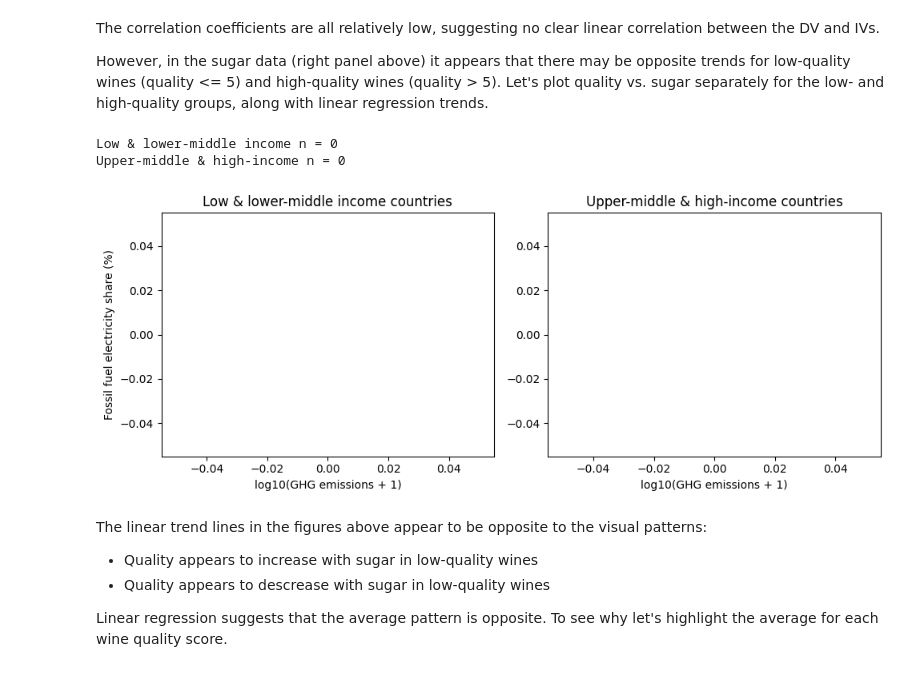
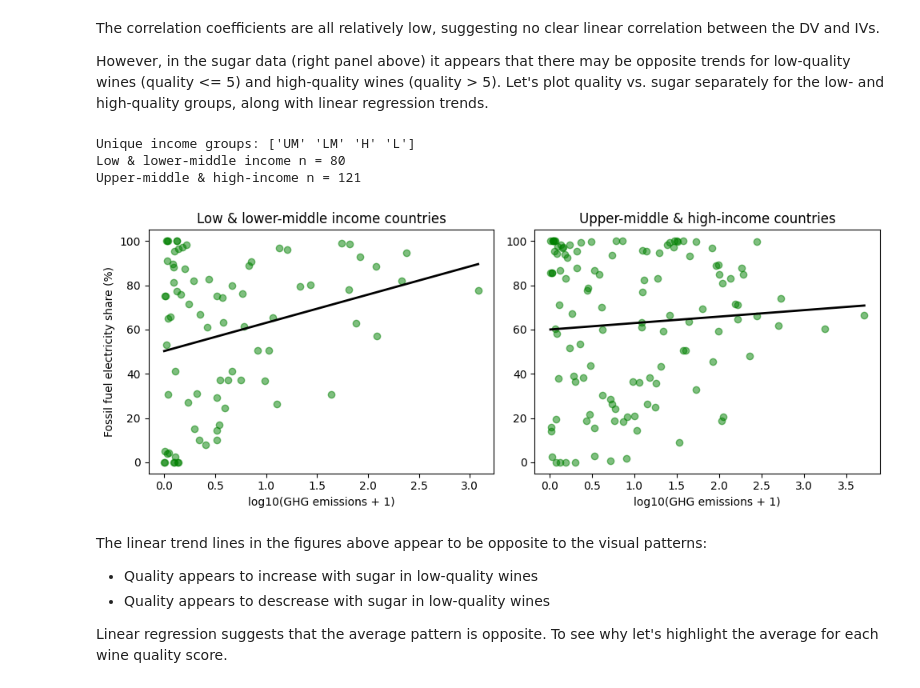
Before and after one commit to janikrinah/DataAnalysisClass, a Jupyter notebook: FP-3-example/descriptive.ipynb, the cells around one changed output. Drawn from its saved outputs; the diff is of its cells as text; code cells hidden in the pictures.

```diff
--- a/FP-3-example/descriptive.ipynb
+++ b/FP-3-example/descriptive.ipynb
@@ -205,10 +255,15 @@ def corrcoeff(x, y):
     return r
 
 def plot_regression_line(ax, x, y, **kwargs):
-    # drop NaNs just in case
+    x = np.asarray(x, dtype=float)
+    y = np.asarray(y, dtype=float)
+
     mask = ~np.isnan(x) & ~np.isnan(y)
     x_clean = x[mask]
     y_clean = y[mask]
+
+    if x_clean.size < 2:
+        return
 
     a, b = np.polyfit(x_clean, y_clean, deg=1)
     x0, x1 = x_clean.min(), x_clean.max()
@@ -273,18 +309,20 @@ df_plot = finaldata[['FF electricity share',
                      'GHG emissions',
                      'Income Group FY23']].dropna()
 
+low_groups  = ['L', 'LM']
+high_groups = ['UM', 'H']
+
+i_low  = df_plot['Income Group FY23'].isin(low_groups)
+i_high = df_plot['Income Group FY23'].isin(high_groups)
+
+print("Unique income groups:", df_plot['Income Group FY23'].unique())
+print("Low & lower-middle income n =", i_low.sum())
+print("Upper-middle & high-income n =", i_high.sum())
+
 y       = df_plot['FF electricity share']
 ghg     = df_plot['GHG emissions']
 ghg_log = np.log10(ghg + 1)
 
-low_groups  = ['Low income', 'Lower middle income']
-high_groups = ['Upper middle income', 'High income']
-
-i_low  = df_plot['Income Group FY23'].isin(low_groups)
-i_high = df_plot['Income Group FY23'].isin(high_groups)
-
-print("Low & lower-middle income n =", i_low.sum())
-print("Upper-middle & high-income n =", i_high.sum())
 
 # --- 2. Safe regression-line function ---
 def plot_regression_line(ax, x, y, **kwargs):
@@ -294,36 +332,37 @@ def plot_regression_line(ax, x, y, **kwargs):
     mask = ~np.isnan(x) & ~np.isnan(y)
     x_clean = x[mask]
     y_clean = y[mask]
 
     if x_clean.size < 2:
         return  # not enough points to fit a line
 
     a, b = np.polyfit(x_clean, y_clean, deg=1)
     x0, x1 = x_clean.min(), x_clean.max()
     y0, y1 = a * x0 + b, a * x1 + b
     ax.plot([x0, x1], [y0, y1], **kwargs)
 
 # --- 3. Plot: GHG vs FF share by income group ---
 fig, axs = plt.subplots(1, 2, figsize=(10, 4), tight_layout=True)
 
 for ax, mask, title in zip(
     axs,
     [i_low, i_high],
     ['Low & lower-middle income countries',
      'Upper-middle & high-income countries']
 ):
     ax.scatter(ghg_log[mask], y[mask], alpha=0.5, color='g')
     plot_regression_line(ax, ghg_log[mask], y[mask], color='k', ls='-', lw=2)
     ax.set_title(title)
     ax.set_xlabel('log10(GHG emissions + 1)')
 
 axs[0].set_ylabel('Fossil fuel electricity share (%)')
 
 plt.show()
 # %% [output]
-Low & lower-middle income n = 0
-Upper-middle & high-income n = 0
+Unique income groups: ['UM' 'LM' 'H' 'L']
+Low & lower-middle income n = 80
+Upper-middle & high-income n = 121
-[figure, old version]
+[figure, new version]
 # %% [markdown]
 The linear trend lines in the figures above appear to be opposite to the visual patterns:
 
```
Also changed, not shown: parts of 8 cells of this notebook, 7 other files.
